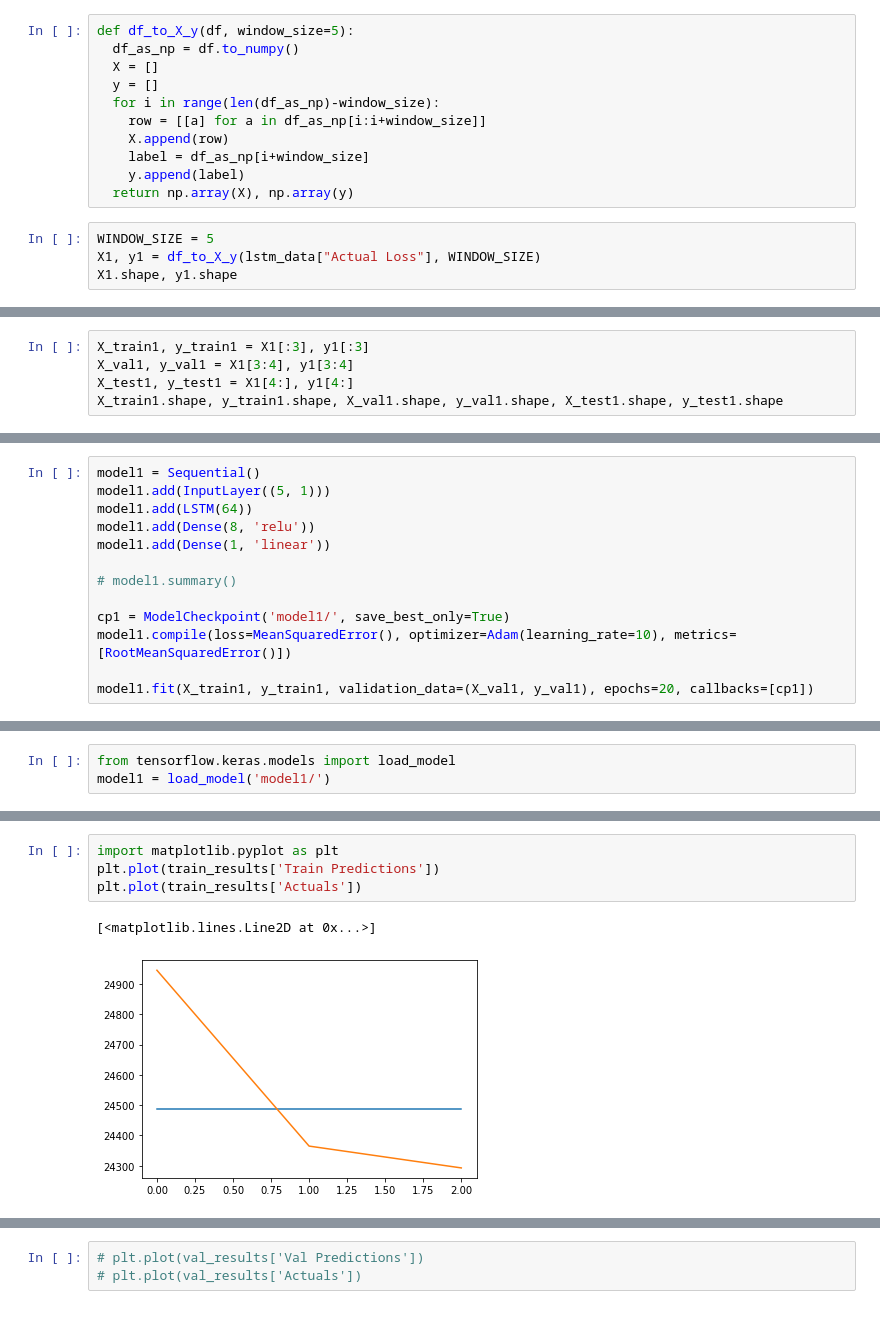
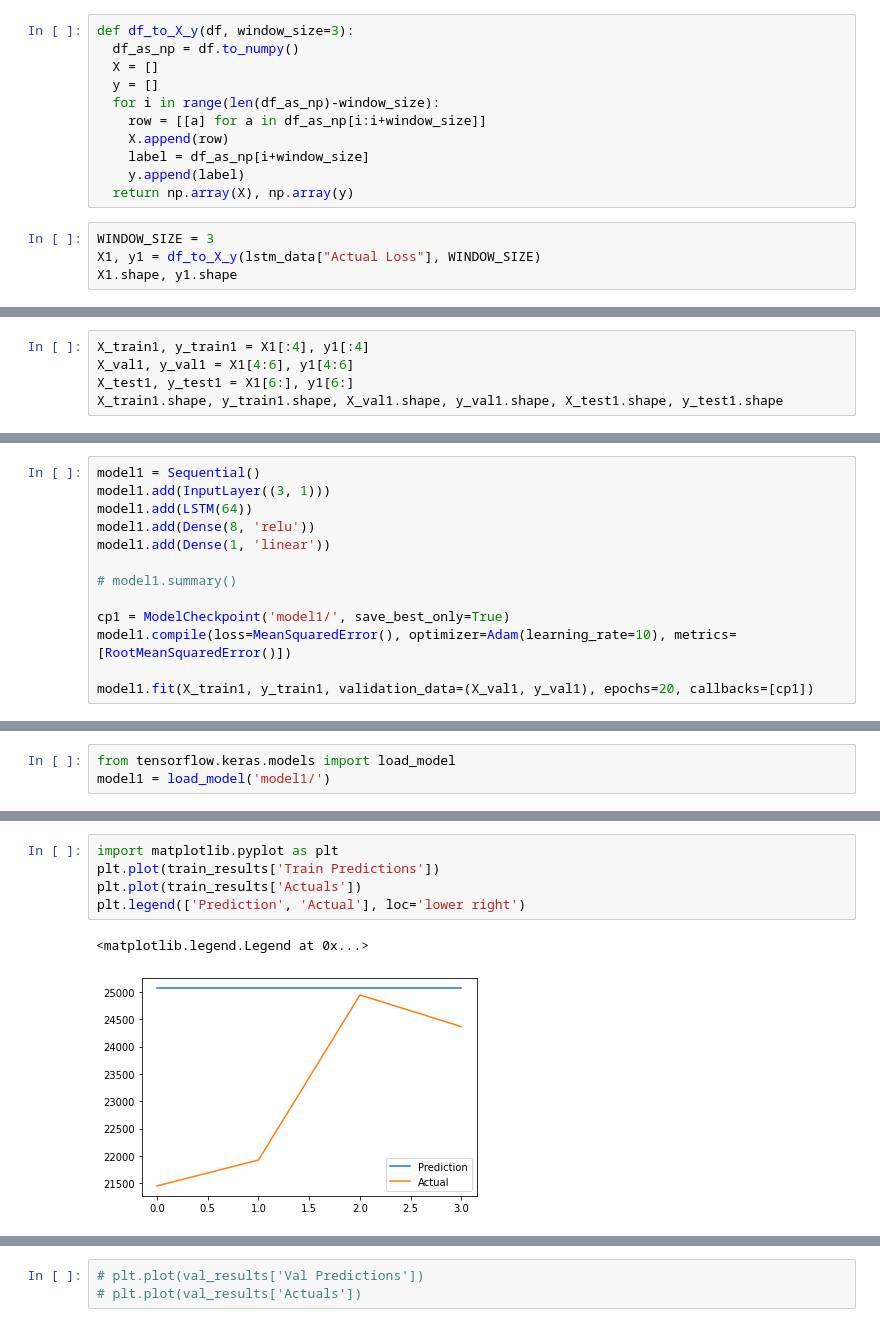
Before and after one commit to murathansygl/Food-Supply-Chain, a Jupyter notebook: module_2.ipynb, the cells around one changed output, grey strips where cells are left out. Saved outputs shown, nothing was run; the diff lists cells and outputs as text.

```diff
--- a/module_2.ipynb
+++ b/module_2.ipynb
@@ -233,7 +250,7 @@ lstm_data
 # df_for_testing_scaled=scaler.transform(df_for_testing)
 # type(df_for_training_scaled)
 # %%
-def df_to_X_y(df, window_size=5):
+def df_to_X_y(df, window_size=3):
   df_as_np = df.to_numpy()
   X = []
   y = []
@@ -244,7 +261,7 @@ def df_to_X_y(df, window_size=5):
     y.append(label)
   return np.array(X), np.array(y)
 # %%
-WINDOW_SIZE = 5
+WINDOW_SIZE = 3
 X1, y1 = df_to_X_y(lstm_data["Actual Loss"], WINDOW_SIZE)
 X1.shape, y1.shape
 # %% [output]
@@ -252,6 +269,6 @@ X1.shape, y1.shape
 # %%
-X_train1, y_train1 = X1[:3], y1[:3]
-X_val1, y_val1 = X1[3:4], y1[3:4]
-X_test1, y_test1 = X1[4:], y1[4:]
+X_train1, y_train1 = X1[:4], y1[:4]
+X_val1, y_val1 = X1[4:6], y1[4:6]
+X_test1, y_test1 = X1[6:], y1[6:]
 X_train1.shape, y_train1.shape, X_val1.shape, y_val1.shape, X_test1.shape, y_test1.shape
 # %% [output]
@@ -276,6 +276,6 @@ _________________________________________________________________
 # %%
 model1 = Sequential()
-model1.add(InputLayer((5, 1)))
+model1.add(InputLayer((3, 1)))
 model1.add(LSTM(64))
 model1.add(Dense(8, 'relu'))
 model1.add(Dense(1, 'linear'))
@@ -319,10 +325,11 @@ train_results
 # %%
 import matplotlib.pyplot as plt
 plt.plot(train_results['Train Predictions'])
 plt.plot(train_results['Actuals'])
+plt.legend(['Prediction', 'Actual'], loc='lower right')
 # %% [output]
-[<matplotlib.lines.Line2D at 0x...>]
+<matplotlib.legend.Legend at 0x...>
-[figure, old version]
+[figure, new version]
 # %%
 val_predictions = model1.predict(X_val1).flatten()
 val_results = pd.DataFrame(data={'Val Predictions':val_predictions, 'Actuals':y_val1})
```
Also changed, not shown: parts of 74 cells of this notebook, 2 other files.
